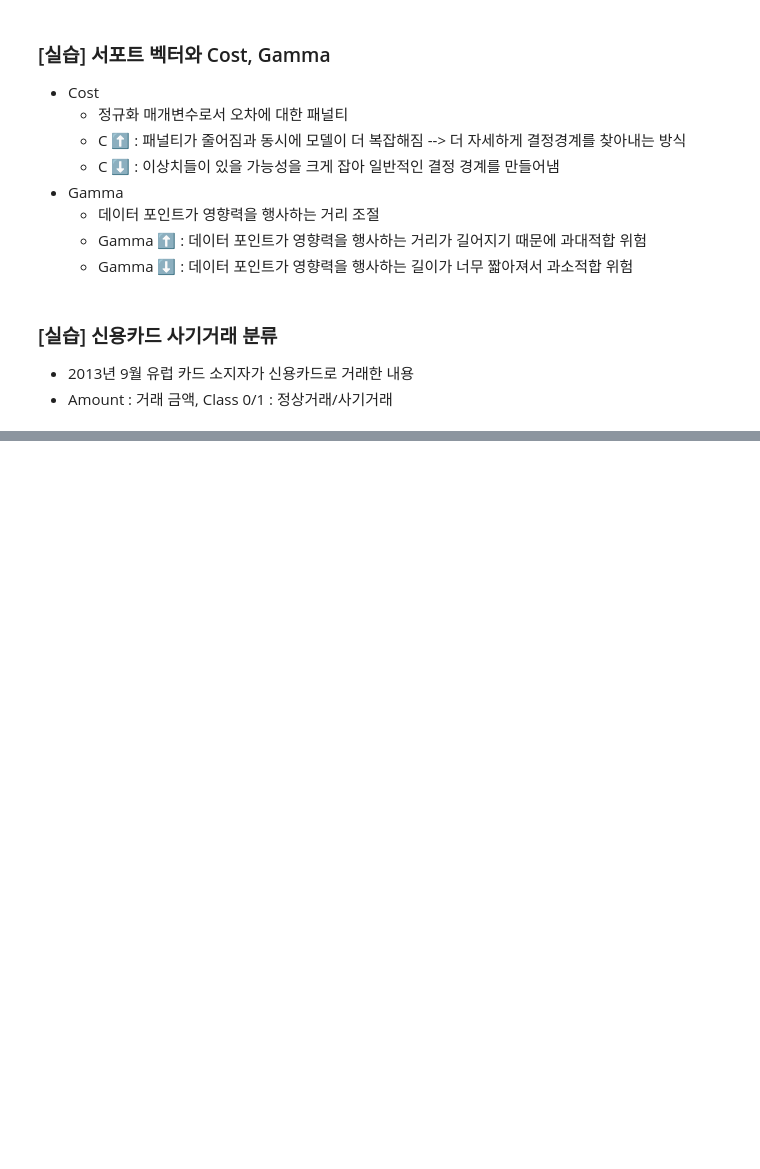
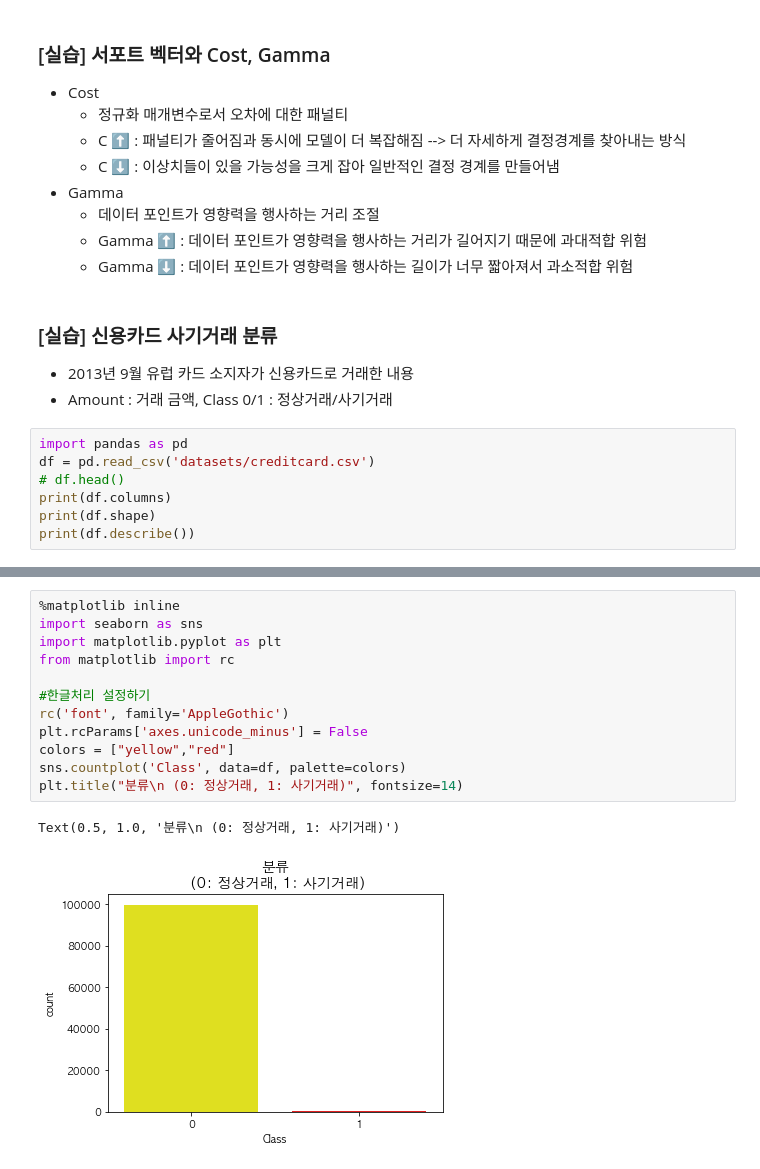
Before and after one commit to rileyko/PythonStudy, a Jupyter notebook: Classification/svm.ipynb, the cells around one changed output, grey strips where cells are left out. Cells and saved outputs as stored; diff of their text form; blank space fills up the shorter version.

```diff
--- a/Classification/svm.ipynb
+++ b/Classification/svm.ipynb
@@ -317,3 +317,10 @@ axes[0, 0].legend(["class 0", "class 1", "class 0 support vectors", "class 1 sup
 ### [실습] 신용카드 사기거래 분류
 - 2013년 9월 유럽 카드 소지자가 신용카드로 거래한 내용
 - Amount : 거래 금액, Class 0/1 : 정상거래/사기거래
+# %%
+import pandas as pd
+df = pd.read_csv('datasets/creditcard.csv')
+# df.head()
+print(df.columns)
+print(df.shape)
+print(df.describe())
@@ -319,0 +366,15 @@ axes[0, 0].legend(["class 0", "class 1", "class 0 support vectors", "class 1 sup
+# %%
+%matplotlib inline
+import seaborn as sns
+import matplotlib.pyplot as plt
+from matplotlib import rc
+
+#한글처리 설정하기
+rc('font', family='AppleGothic')
+plt.rcParams['axes.unicode_minus'] = False
+colors = ["yellow","red"]
+sns.countplot('Class', data=df, palette=colors)
+plt.title("분류\n (0: 정상거래, 1: 사기거래)", fontsize=14)
+# %% [output]
+Text(0.5, 1.0, '분류\n (0: 정상거래, 1: 사기거래)')
+[figure, added]
```
Also changed, not shown: parts of 4 cells of this notebook.
